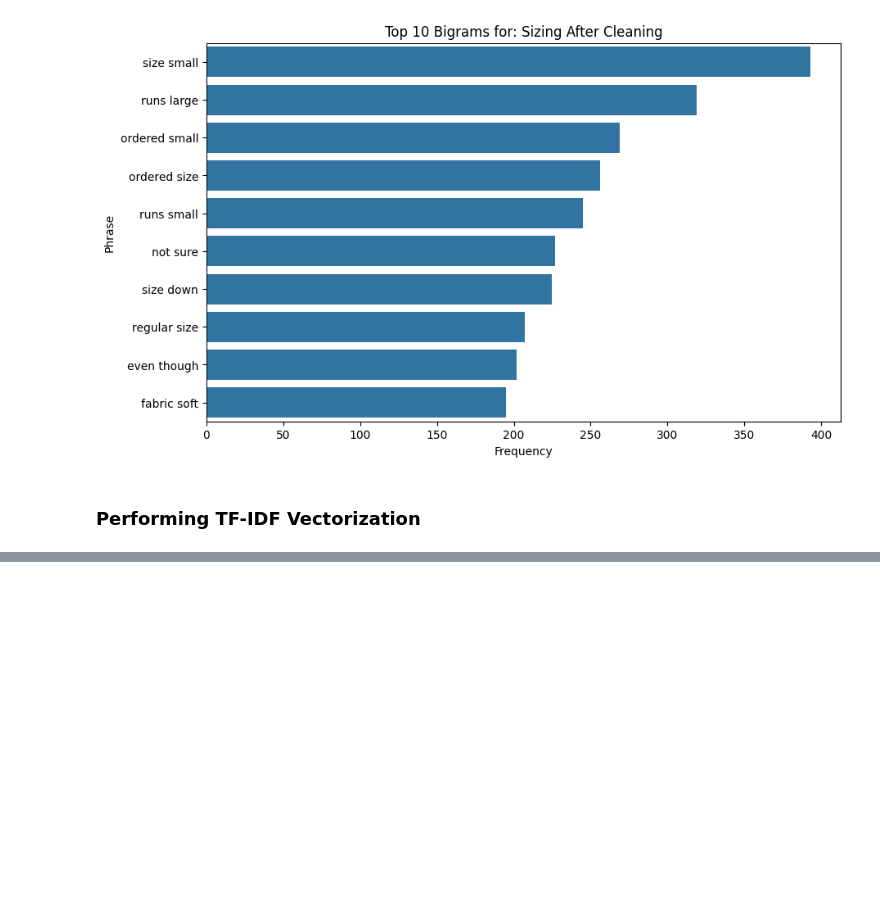
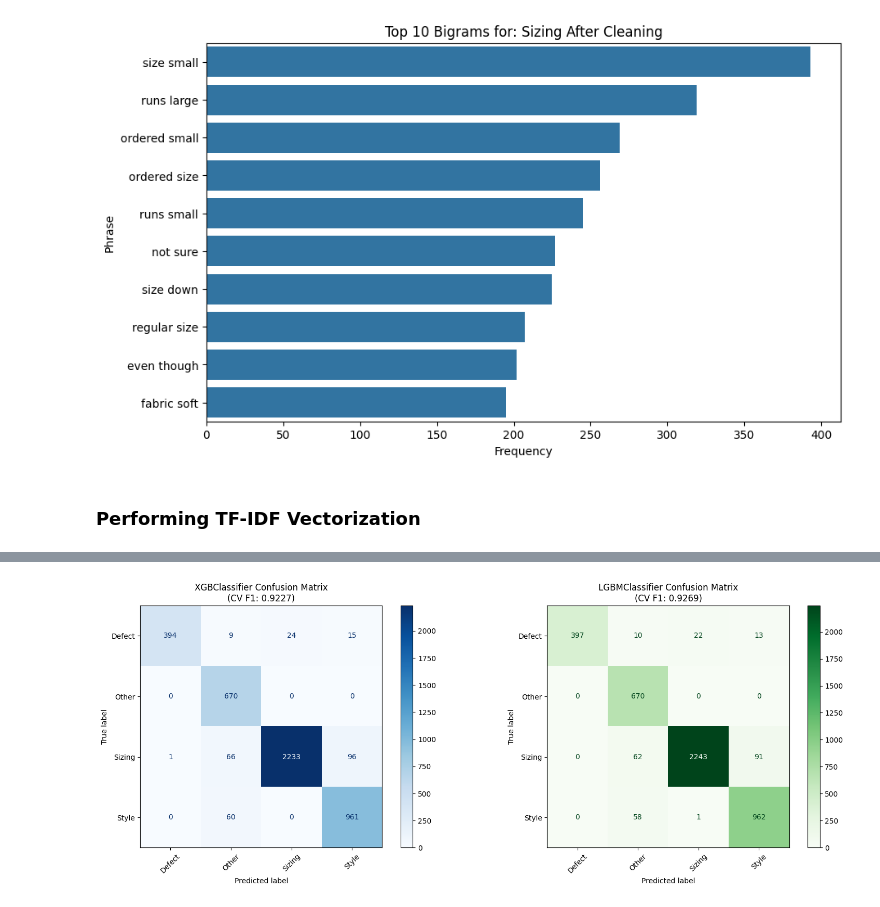
Before and after one commit to GFFB0314/ReturnX-Intelligent-Returns-Classifier, a Jupyter notebook: notebooks/03_nlp_feature_engineering.ipynb, the cells around one changed output, grey strips where cells are left out. Drawn from its saved outputs; the diff is of its cells as text; code cells hidden in the pictures; blank space fills up the shorter version.

```diff
--- a/notebooks/03_nlp_feature_engineering.ipynb
+++ b/notebooks/03_nlp_feature_engineering.ipynb
@@ -155,10 +165,20 @@ Visualizing Bigrams for Category: Sizing
 # - stop_words: Our custom list that KEEPS "not"
 
 tfidf = TfidfVectorizer(
-    ngram_range=(1, 2),
-    max_features=5000,
-    stop_words=final_stop_words,
-    min_df=5
+    ngram_range=(1, 2), # Capturing unigrams and bigrams
+    max_features=5000, # Limits dimensionality to prevent overfitting
+    stop_words=None, # We already cleaned the text in column "clean_text"
+    min_df=5, # Ignoring very rare words
+    max_df=.95 # Ignoring very common words
 )
 
-# Create the Feature Matrix
+# Create the Feature Matrix for text data
+print("Vectorizing the text data...")
+X_text = tfidf.fit_transform(df["clean_text"])
+
+print(f"Shape of Text Features: {X_text.shape}")
+print(f"Feature Names Sample (First 20): {tfidf.get_feature_names_out()[:20]}")
+
+
+# Quick sanity check: Print a few features from the middle to ensure bigrams exist
+print(f"Feature Names sample (Middle): {tfidf.get_feature_names_out()[2500:2550]}")
@@ -177,0 +631,33 @@ dtype: object
+# %%
+from sklearn.metrics import confusion_matrix, ConfusionMatrixDisplay
+import matplotlib.pyplot as plt
+
+# Setup the figure for two plots side-by-side
+fig, (ax1, ax2) = plt.subplots(1, 2, figsize=(16, 6))
+
+# --- XGBoost Confusion Matrix ---
+ConfusionMatrixDisplay.from_predictions(
+    y_test,
+    xgbc_pred,
+    display_labels=le.classes_,
+    cmap='Blues',
+    ax=ax1,
+    xticks_rotation=45
+)
+ax1.set_title(f"XGBClassifier Confusion Matrix\n(CV F1: {xgb_cv_f1})")
+
+# --- LightGBM Confusion Matrix ---
+ConfusionMatrixDisplay.from_predictions(
+    y_test,
+    lgbmc_pred,
+    display_labels=le.classes_,
+    cmap='Greens',
+    ax=ax2,
+    xticks_rotation=45
+)
+ax2.set_title(f"LGBMClassifier Confusion Matrix\n(CV F1: {lgbm_cv_f1})")
+
+plt.tight_layout()
+plt.show()
+# %% [output]
+[figure, added]
```
Also changed, not shown: parts of 17 cells of this notebook, 3 other files.
